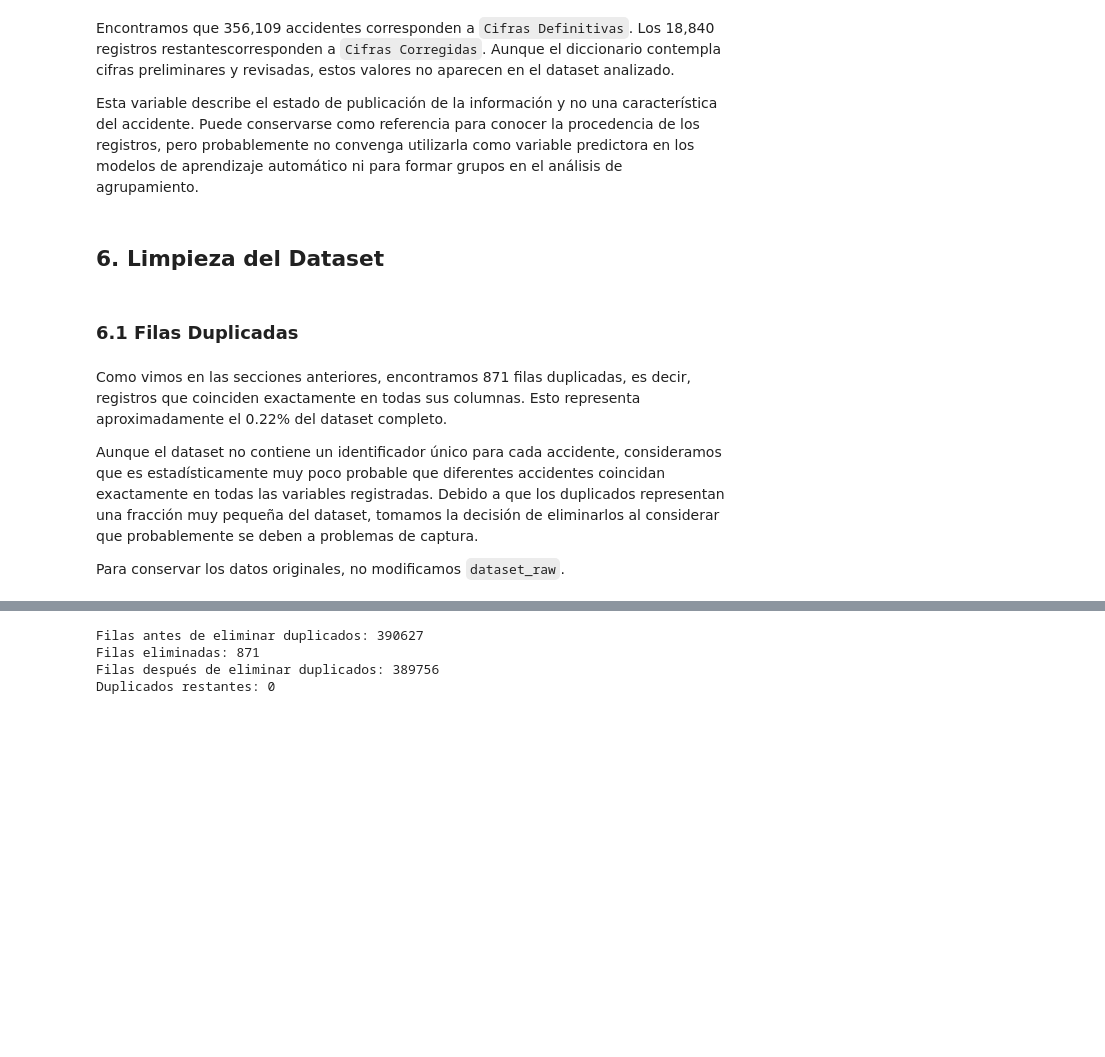
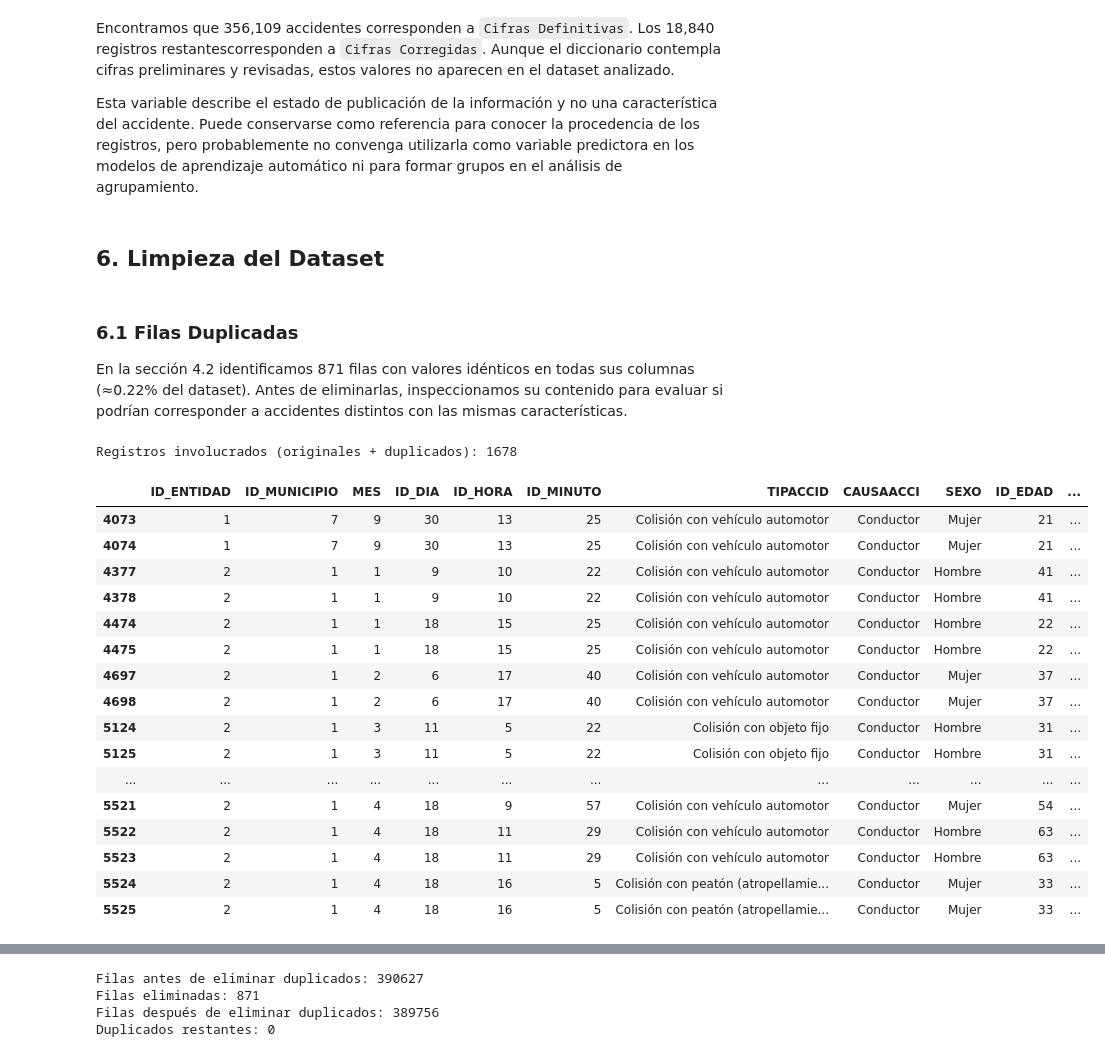
Before and after one commit to steve-quezada/Tareas_Almacenes-y-Mineria-de-Datos, a Jupyter notebook: ProyectoFinal/notebooks/analisis_exploratorio.ipynb, the cells around one changed output, grey strips where cells are left out. Cells and saved outputs as stored; diff of their text form; code cells hidden in the pictures; blank space fills up the shorter version.

```diff
--- a/ProyectoFinal/notebooks/analisis_exploratorio.ipynb
+++ b/ProyectoFinal/notebooks/analisis_exploratorio.ipynb
@@ -1025,12 +1127,37 @@ Encontramos que 356,109 accidentes  corresponden a `Cifras Definitivas`. Los 18,
 
 Esta variable describe el estado de publicación de la información y no una característica del accidente. Puede conservarse como referencia para conocer la procedencia de los registros, pero probablemente no convenga utilizarla como variable predictora en los modelos de aprendizaje automático ni para formar grupos en el análisis de agrupamiento.
 # %% [markdown]
-## 6. Limpieza del Dataset
+## **6. Limpieza del Dataset**
-# %% [markdown]
-### 6.1 Filas Duplicadas
 # %% [markdown]
-Como vimos en las secciones anteriores, encontramos 871 filas duplicadas, es decir, registros que coinciden exactamente en todas sus columnas. Esto representa aproximadamente el 0.22% del dataset completo.
+### 6.1 Filas Duplicadas
 
-Aunque el dataset no contiene un identificador único para cada accidente, consideramos que es estadísticamente muy poco probable que diferentes accidentes coincidan exactamente en todas las variables registradas. Debido a que los duplicados representan una fracción muy pequeña del dataset, tomamos la decisión de eliminarlos al considerar que probablemente se deben a problemas de captura.
-
-Para conservar los datos originales, no modificamos `dataset_raw`.
+En la sección 4.2 identificamos 871 filas con valores idénticos en todas sus columnas (≈0.22%
+del dataset). Antes de eliminarlas, inspeccionamos su contenido para evaluar si podrían
+corresponder a accidentes distintos con las mismas características.
+# %%
+duplicados = dataset_raw[dataset_raw.duplicated(keep=False)].sort_values(
+    by=["ID_ENTIDAD", "ID_MUNICIPIO", "MES", "ID_DIA", "ID_HORA", "ID_MINUTO"]
+)
+
+print(f"Registros involucrados (originales + duplicados): {len(duplicados)}")
+duplicados[["ID_ENTIDAD", "ID_MUNICIPIO", "MES", "ID_DIA", "ID_HORA", "ID_MINUTO",
+            "TIPACCID", "CAUSAACCI", "SEXO", "ID_EDAD", "CLASACC"]].head(20)
+# %% [output]
+Registros involucrados (originales + duplicados): 1678
+|  | ID_ENTIDAD | ID_MUNICIPIO | MES | ID_DIA | ID_HORA | ID_MINUTO | TIPACCID | CAUSAACCI | SEXO | ID_EDAD | ... |
+| 4073 | 1 | 7 | 9 | 30 | 13 | 25 | Colisión con vehículo automotor | Conductor | Mujer | 21 | ... |
+| 4074 | 1 | 7 | 9 | 30 | 13 | 25 | Colisión con vehículo automotor | Conductor | Mujer | 21 | ... |
+| 4377 | 2 | 1 | 1 | 9 | 10 | 22 | Colisión con vehículo automotor | Conductor | Hombre | 41 | ... |
+| 4378 | 2 | 1 | 1 | 9 | 10 | 22 | Colisión con vehículo automotor | Conductor | Hombre | 41 | ... |
+| 4474 | 2 | 1 | 1 | 18 | 15 | 25 | Colisión con vehículo automotor | Conductor | Hombre | 22 | ... |
+| 4475 | 2 | 1 | 1 | 18 | 15 | 25 | Colisión con vehículo automotor | Conductor | Hombre | 22 | ... |
+| 4697 | 2 | 1 | 2 | 6 | 17 | 40 | Colisión con vehículo automotor | Conductor | Mujer | 37 | ... |
+| 4698 | 2 | 1 | 2 | 6 | 17 | 40 | Colisión con vehículo automotor | Conductor | Mujer | 37 | ... |
+| 5124 | 2 | 1 | 3 | 11 | 5 | 22 | Colisión con objeto fijo | Conductor | Hombre | 31 | ... |
+| 5125 | 2 | 1 | 3 | 11 | 5 | 22 | Colisión con objeto fijo | Conductor | Hombre | 31 | ... |
+| ... | ... | ... | ... | ... | ... | ... | ... | ... | ... | ... | ... |
+| 5521 | 2 | 1 | 4 | 18 | 9 | 57 | Colisión con vehículo automotor | Conductor | Mujer | 54 | ... |
+| 5522 | 2 | 1 | 4 | 18 | 11 | 29 | Colisión con vehículo automotor | Conductor | Hombre | 63 | ... |
+| 5523 | 2 | 1 | 4 | 18 | 11 | 29 | Colisión con vehículo automotor | Conductor | Hombre | 63 | ... |
+| 5524 | 2 | 1 | 4 | 18 | 16 | 5 | Colisión con peatón (atropellamie... | Conductor | Mujer | 33 | ... |
+| 5525 | 2 | 1 | 4 | 18 | 16 | 5 | Colisión con peatón (atropellamie... | Conductor | Mujer | 33 | ... |
```
Also changed, not shown: parts of 30 cells of this notebook, 3 other files.
